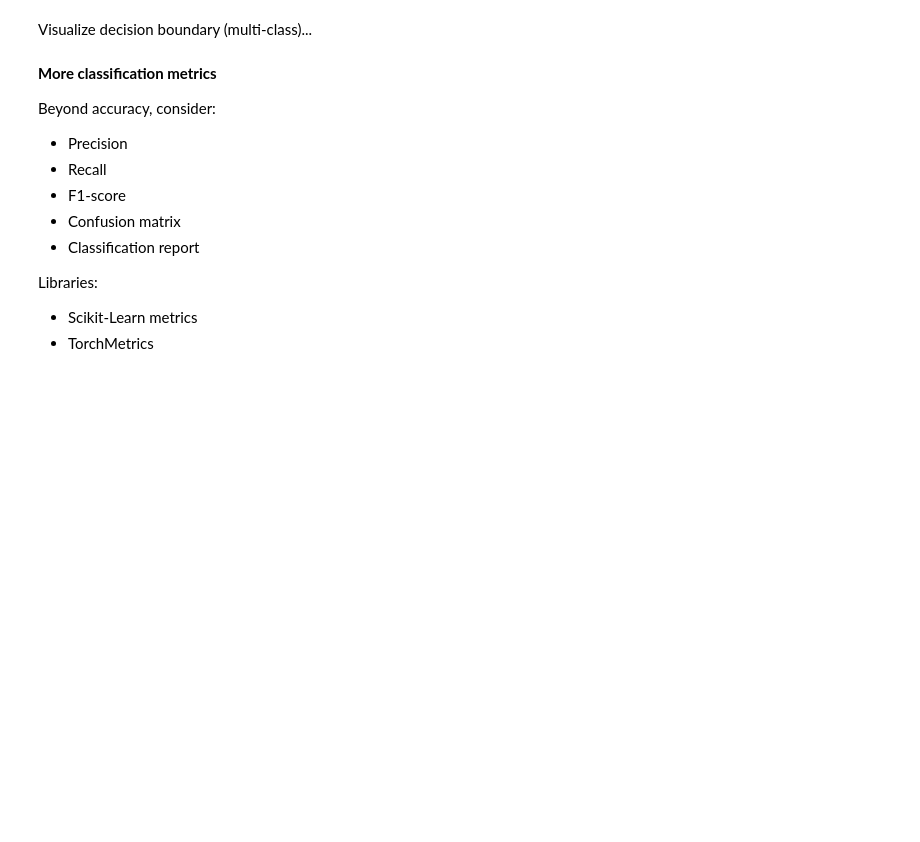
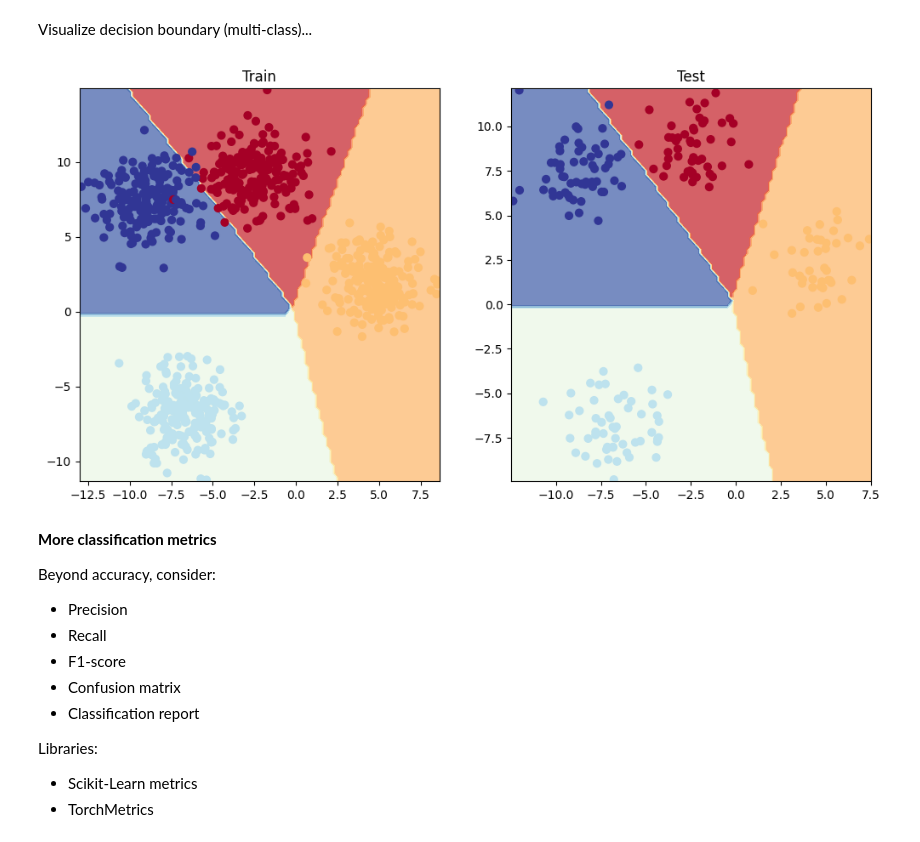
Before and after one commit to Filippo-Corti/GPUComputing, a Jupyter notebook: torch/PyTorch-Lab02.ipynb, the cells around one changed output. Saved outputs shown, nothing was run; the diff lists cells and outputs as text; code cells hidden in the pictures; blank space fills up the shorter version.

Commit message:
lab02 last exercise + lab03 training

```diff
--- a/torch/PyTorch-Lab02.ipynb
+++ b/torch/PyTorch-Lab02.ipynb
@@ -871,6 +871,7 @@ BlobModel(
 Loss + optimizer for multi-class...
 # %%
 loss_fn = nn.CrossEntropyLoss()
+optimizer = torch.optim.SGD(model_blob.parameters(), lr=0.1)
 # %% [markdown]
 Logits → probs → labels (softmax)...
 # %%
@@ -902,7 +903,29 @@ torch.manual_seed(42)
 epochs = 100
 
 # train the model
-train_model(model_blob, epochs, X_blob_train, X_blob_test, y_blob_train, y_blob_test, loss_fn)
+for epoch in range(epochs):
+    # Set train mode
+    model_blob.train()
 
+    # Apply the model
+    y_logits = model_blob(X_blob_train) # Logits
+    y_pred = torch.softmax(y_logits, dim=1).argmax(dim=1) # Logits -> Predictions
+
+    # Compute loss, gradients and update weights
+    loss = loss_fn(y_logits, y_blob_train)
+    optimizer.zero_grad()
+    loss.backward()
+    optimizer.step()
+
+    # Evaluate the model on the test set
+    model_blob.eval()
+    with torch.inference_mode():
+        test_logits = model_blob(X_blob_test)
+        test_pred = torch.softmax(test_logits, dim=1).argmax(dim=1)
+        test_loss = loss_fn(test_logits, y_blob_test)
+        test_acc = accuracy_fn(y_blob_test, test_pred)
+
+    if epoch % 10 == 0:
+        print(f"Epoch: {epoch} | Loss: {loss:.4f} | Test Loss: {test_loss:.4f} | Test Acc: {test_acc:.2f}%")
 # TEST data
 # %% [output]
@@ -911,7 +942,16 @@ RuntimeError: The size of tensor a (800) must match the size of tensor b (4) at
 # %% [markdown]
 Visualize decision boundary (multi-class)...
 # %%
-# TODO
+plt.figure(figsize=(12, 6))
+plt.subplot(1, 2, 1)
+plt.title("Train")
+plot_decision_boundary(model_blob, X_blob_train, y_blob_train)
+
+plt.subplot(1, 2, 2)
+plt.title("Test")
+plot_decision_boundary(model_blob, X_blob_test, y_blob_test)
+# %% [output]
+[figure, added]
 # %% [markdown]
 **More classification metrics**
 
```
Also changed, not shown: parts of 1 cell of this notebook, 1 other file.
